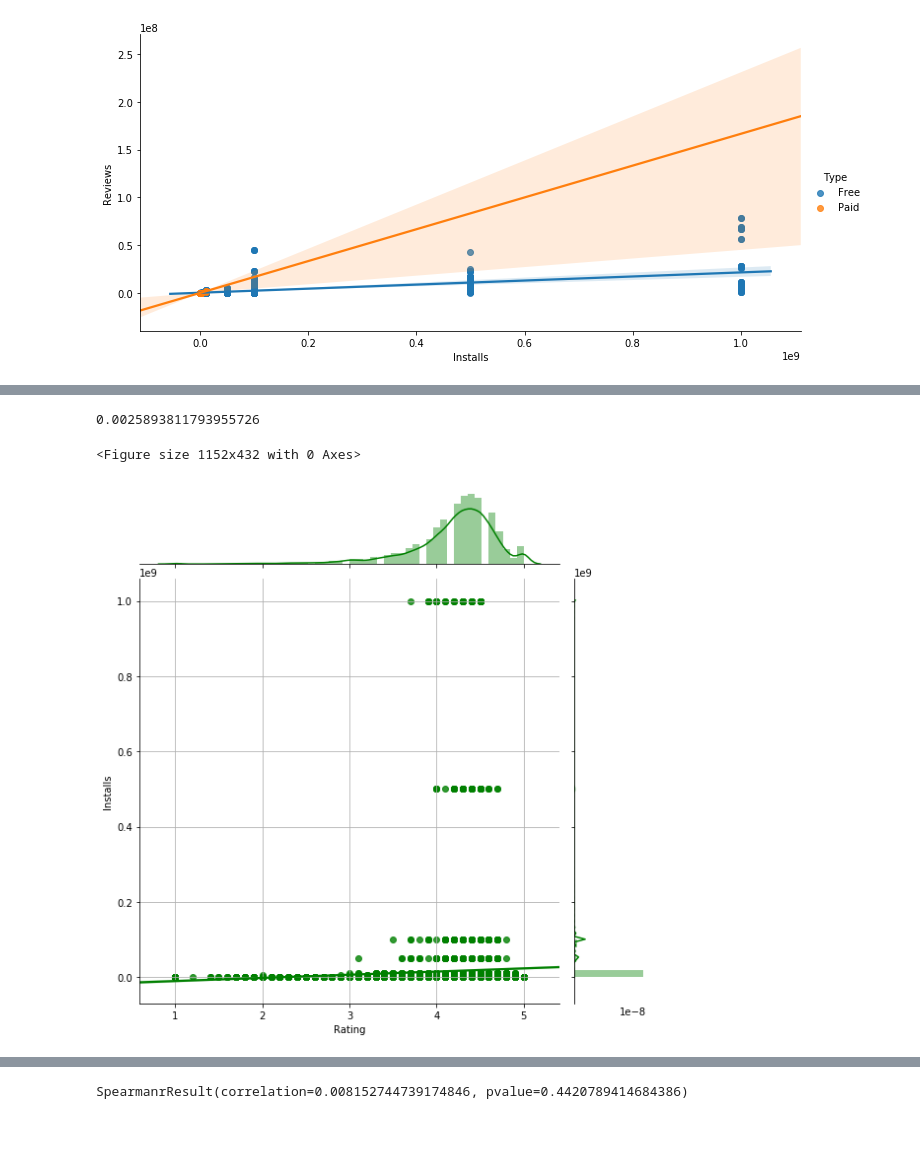
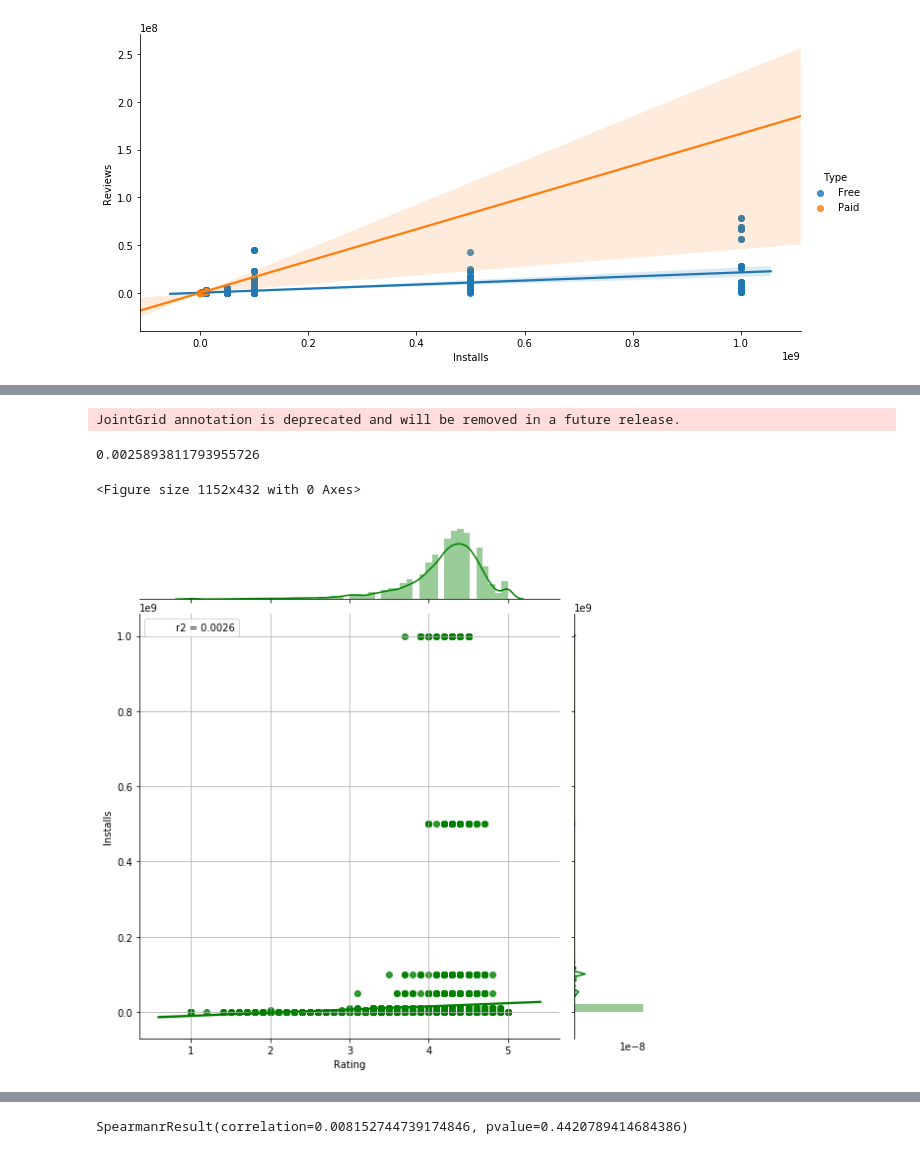
Before and after one commit to shilpiray/Final_Project, a Jupyter notebook: Regression_analysis.ipynb, the cells around one changed output, grey strips where cells are left out. Saved outputs shown, nothing was run; the diff lists cells and outputs as text; code cells hidden in the pictures.

```diff
--- a/Regression_analysis.ipynb
+++ b/Regression_analysis.ipynb
@@ -165,21 +166,22 @@ plt.savefig('Cor_reviews.png')
 # %%
 x = data["Rating"]
 y = data["Installs"]
 from scipy import stats
 
 def r2(x, y):
     return stats.pearsonr(x, y)[0] ** 2
 
 plt.figure(figsize=(16, 6))
-sns.jointplot(x, y, kind="reg", color="g",height=8)
+sns.jointplot(x, y, kind="reg", color="g",height=8,stat_func=r2)
 
 print(r2(x,y))
 plt.grid()
 plt.savefig('Cor_rating.png')
 # %% [output]
-0.0025893811793955726
+JointGrid annotation is deprecated and will be removed in a future release.
-<Figure size 1152x432 with 0 Axes>
+0.0025893811793955726
+<Figure size 1152x432 with 0 Axes>
-[figure, old version]
+[figure, new version]
 # %%
 x = data["Size"]
 y = data["Installs"]
```
Also changed, not shown: parts of 2 cells of this notebook, 24 other files.
